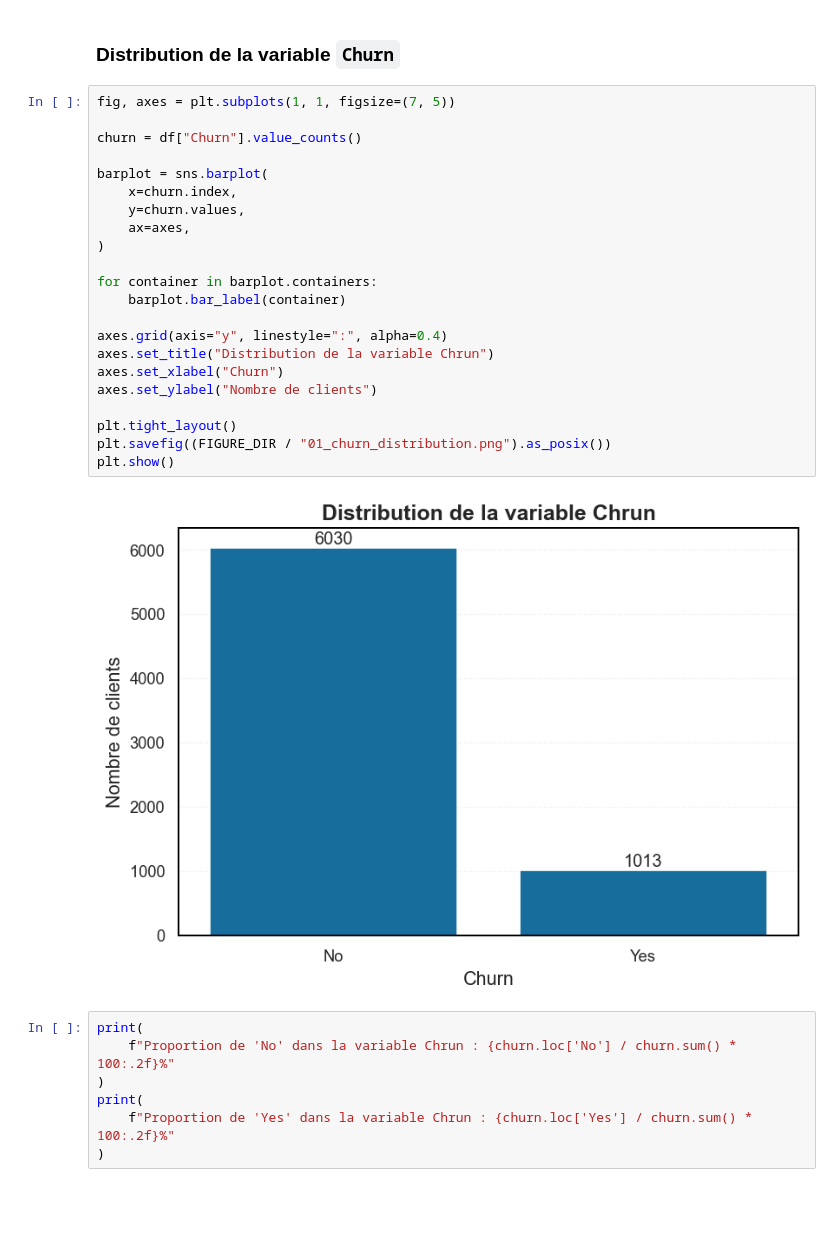
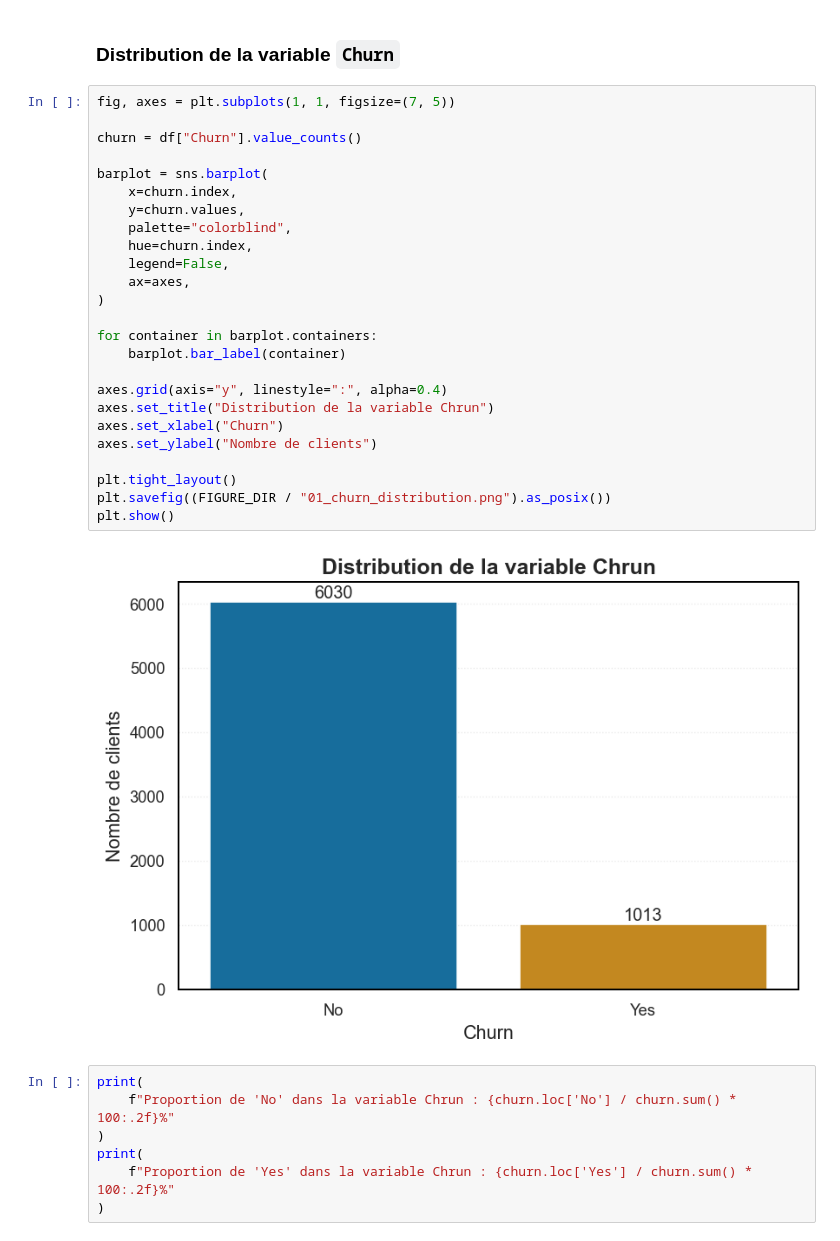
Before and after one commit to DamienDESSAUX-M2i/DESSAUX_Damien_ECF3, a Jupyter notebook: notebooks/01_EDA.ipynb, the cells around one changed output. Saved outputs shown, nothing was run; the diff lists cells and outputs as text; blank space fills up the shorter version.

```diff
--- a/notebooks/01_EDA.ipynb
+++ b/notebooks/01_EDA.ipynb
@@ -554,27 +600,30 @@ Observations :
 # %%
 fig, axes = plt.subplots(1, 1, figsize=(7, 5))
 
 churn = df["Churn"].value_counts()
 
 barplot = sns.barplot(
     x=churn.index,
     y=churn.values,
+    palette="colorblind",
+    hue=churn.index,
+    legend=False,
     ax=axes,
 )
 
 for container in barplot.containers:
     barplot.bar_label(container)
 
 axes.grid(axis="y", linestyle=":", alpha=0.4)
 axes.set_title("Distribution de la variable Chrun")
 axes.set_xlabel("Churn")
 axes.set_ylabel("Nombre de clients")
 
 plt.tight_layout()
 plt.savefig((FIGURE_DIR / "01_churn_distribution.png").as_posix())
 plt.show()
 # %% [output]
-[figure, old version]
+[figure, new version]
 # %%
 print(
     f"Proportion de 'No' dans la variable Chrun : {churn.loc['No'] / churn.sum() * 100:.2f}%"
```
Also changed, not shown: parts of 25 cells of this notebook, 9 other files.
